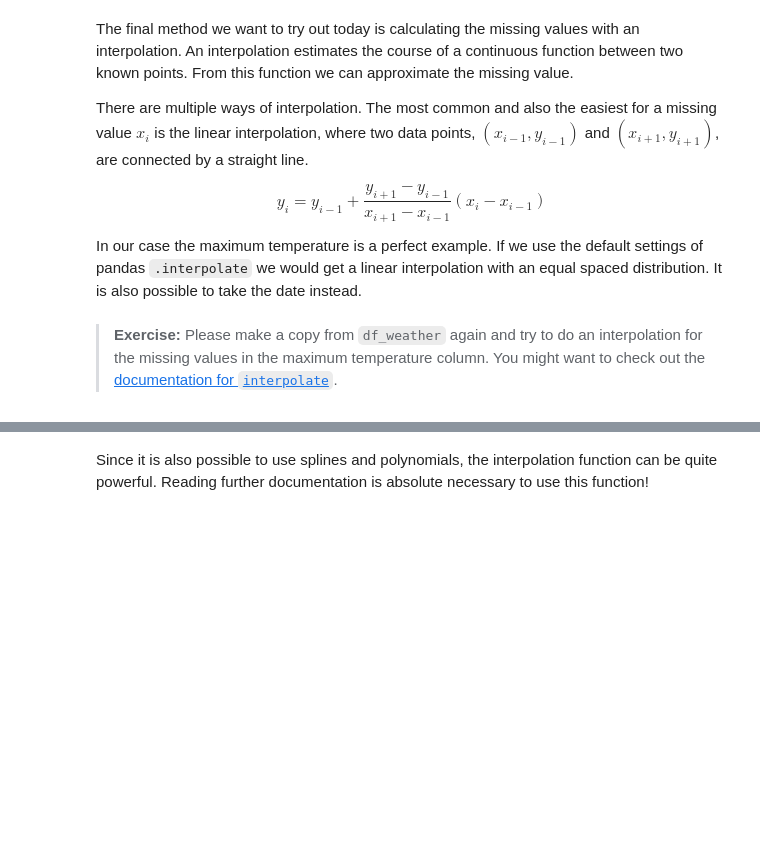
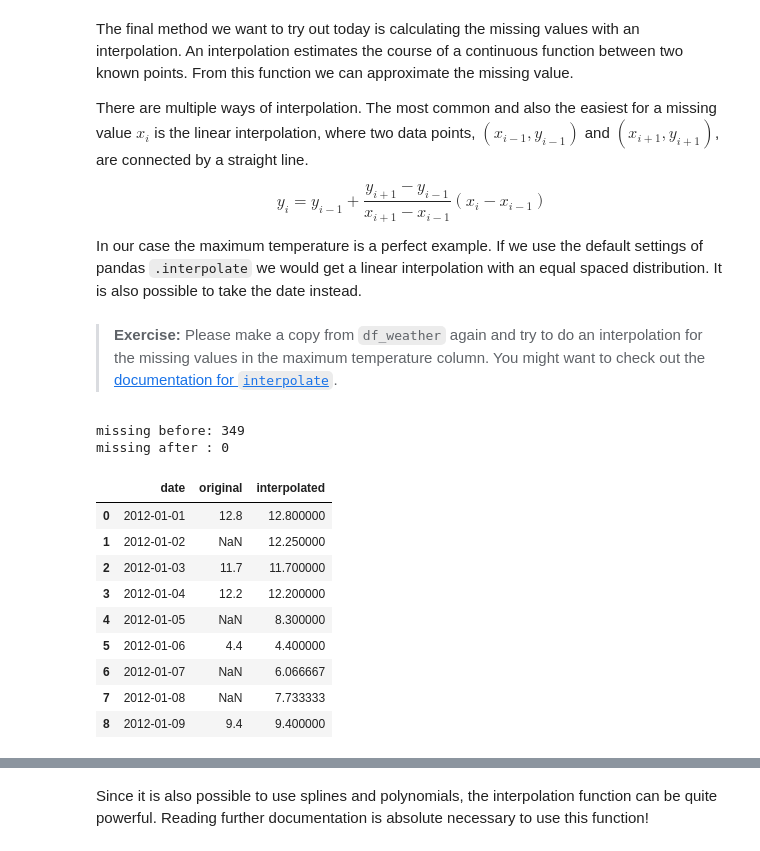
Before and after one commit to crsbln/ds-data-cleaning, a Jupyter notebook: 01_data_cleaning.ipynb, the cells around one changed output, grey strips where cells are left out. Cells and saved outputs as stored; diff of their text form; code cells hidden in the pictures; blank space fills up the shorter version.

```diff
--- a/01_data_cleaning.ipynb
+++ b/01_data_cleaning.ipynb
@@ -340,0 +676,32 @@ In our case the maximum temperature is a perfect example. If we use the default
+# %%
+# create a copy of the dataset
+df_inter = df_weather.copy()
+
+# interpolate the missing values in temp_max column
+# linear = draw a straight line from the last known day to the next known day
+df_inter["temp_max"] = df_inter.temp_max.interpolate(method="linear")
+
+print("missing before:", df_weather.temp_max.isna().sum())
+print("missing after :", df_inter.temp_max.isna().sum())
+
+# the first days, original next to interpolated
+pd.DataFrame(
+    {
+        "date": df_weather.date,
+        "original": df_weather.temp_max,
+        "interpolated": df_inter.temp_max,
+    }
+).head(9)
+# %% [output]
+missing before: 349
+missing after : 0
+|  | date | original | interpolated |
+| 0 | 2012-01-01 | 12.8 | 12.800000 |
+| 1 | 2012-01-02 | NaN | 12.250000 |
+| 2 | 2012-01-03 | 11.7 | 11.700000 |
+| 3 | 2012-01-04 | 12.2 | 12.200000 |
+| 4 | 2012-01-05 | NaN | 8.300000 |
+| 5 | 2012-01-06 | 4.4 | 4.400000 |
+| 6 | 2012-01-07 | NaN | 6.066667 |
+| 7 | 2012-01-08 | NaN | 7.733333 |
+| 8 | 2012-01-09 | 9.4 | 9.400000 |
```
Also changed, not shown: parts of 47 cells of this notebook.
